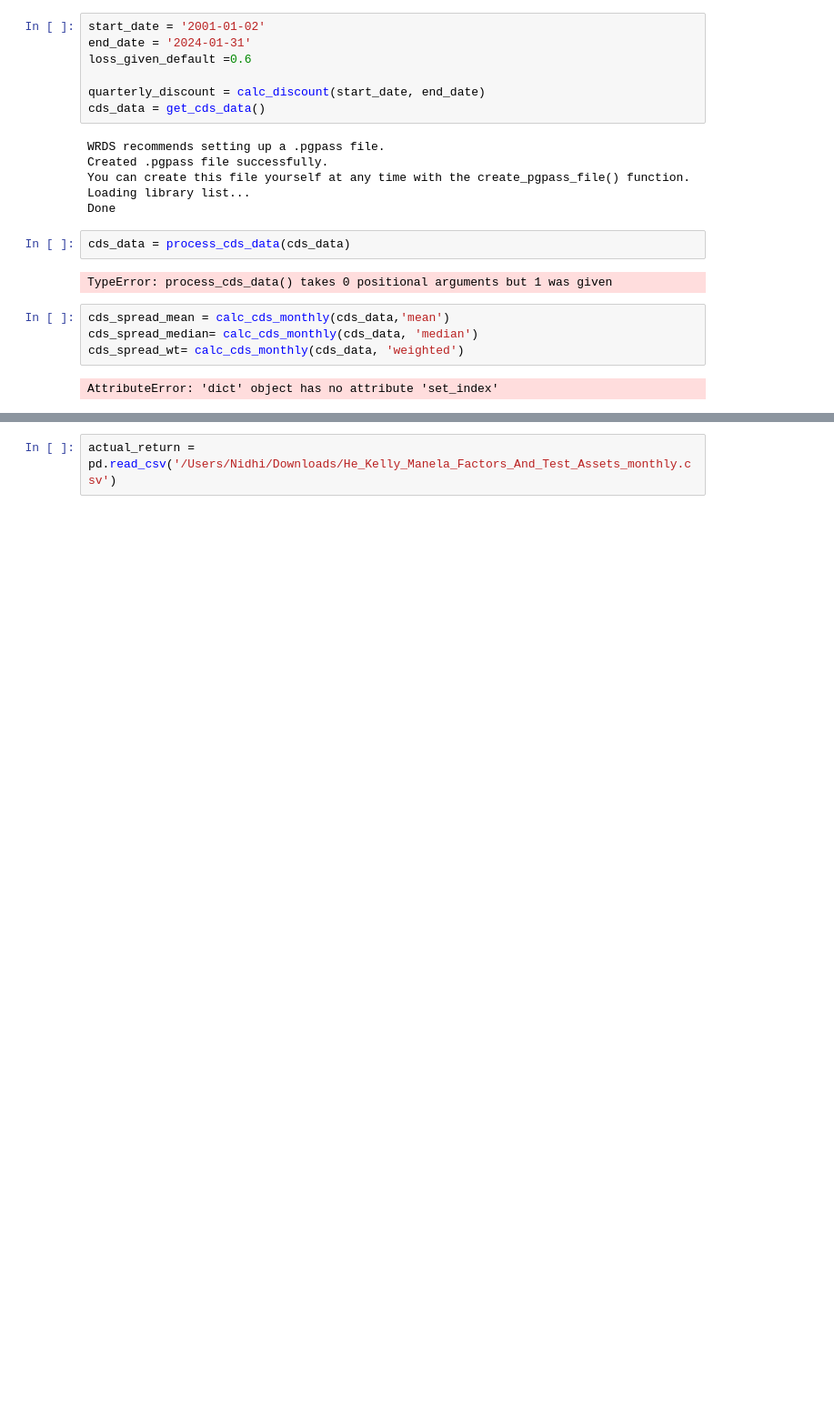
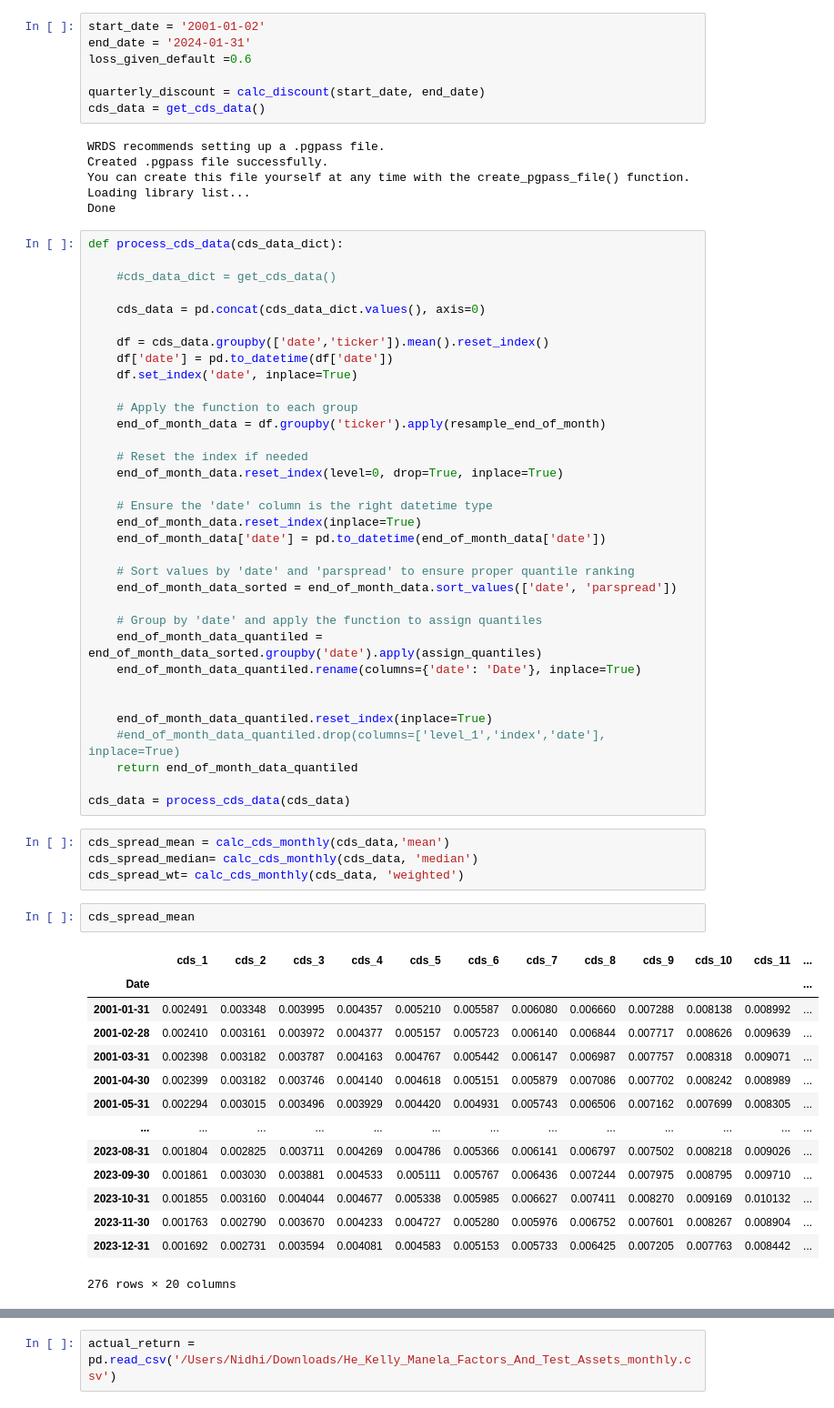
Before and after one commit to kausthub-keshava/P15_DANK, a Jupyter notebook: src/calc_CDS_return.ipynb, the cells around one changed output, grey strips where cells are left out. Shown: that part at 91% size. Saved outputs shown, nothing was run; the diff lists cells and outputs as text; blank space fills up the shorter version.

Commit message:
all types calculated

```diff
--- a/src/calc_CDS_return.ipynb
+++ b/src/calc_CDS_return.ipynb
@@ -19,13 +18,58 @@ Created .pgpass file successfully.
 You can create this file yourself at any time with the create_pgpass_file() function.
 Loading library list...
 Done
-# %%
-cds_data = process_cds_data(cds_data)
-# %% [output]
-TypeError: process_cds_data() takes 0 positional arguments but 1 was given
+# %%
+def process_cds_data(cds_data_dict):
+
+    #cds_data_dict = get_cds_data()
+
+    cds_data = pd.concat(cds_data_dict.values(), axis=0)
+
+    df = cds_data.groupby(['date','ticker']).mean().reset_index()
+    df['date'] = pd.to_datetime(df['date'])
+    df.set_index('date', inplace=True)
+
+    # Apply the function to each group
+    end_of_month_data = df.groupby('ticker').apply(resample_end_of_month)
+
+    # Reset the index if needed
+    end_of_month_data.reset_index(level=0, drop=True, inplace=True)
+
+    # Ensure the 'date' column is the right datetime type
+    end_of_month_data.reset_index(inplace=True)
+    end_of_month_data['date'] = pd.to_datetime(end_of_month_data['date'])
+
+    # Sort values by 'date' and 'parspread' to ensure proper quantile ranking
+    end_of_month_data_sorted = end_of_month_data.sort_values(['date', 'parspread'])
+
+    # Group by 'date' and apply the function to assign quantiles
+    end_of_month_data_quantiled = end_of_month_data_sorted.groupby('date').apply(assign_quantiles)
+    end_of_month_data_quantiled.rename(columns={'date': 'Date'}, inplace=True)
+
+
+    end_of_month_data_quantiled.reset_index(inplace=True)
+    #end_of_month_data_quantiled.drop(columns=['level_1','index','date'], inplace=True)
+    return end_of_month_data_quantiled
+
+cds_data = process_cds_data(cds_data)
 # %%
 cds_spread_mean = calc_cds_monthly(cds_data,'mean')
 cds_spread_median= calc_cds_monthly(cds_data, 'median')
 cds_spread_wt= calc_cds_monthly(cds_data, 'weighted')
-# %% [output]
-AttributeError: 'dict' object has no attribute 'set_index'
+# %%
+cds_spread_mean
+# %% [output]
+|  | cds_1 | cds_2 | cds_3 | cds_4 | cds_5 | cds_6 | cds_7 | cds_8 | cds_9 | cds_10 | cds_11 | ... |
+| Date |  |  |  |  |  |  |  |  |  |  |  | ... |
+| 2001-01-31 | 0.002491 | 0.003348 | 0.003995 | 0.004357 | 0.005210 | 0.005587 | 0.006080 | 0.006660 | 0.007288 | 0.008138 | 0.008992 | ... |
+| 2001-02-28 | 0.002410 | 0.003161 | 0.003972 | 0.004377 | 0.005157 | 0.005723 | 0.006140 | 0.006844 | 0.007717 | 0.008626 | 0.009639 | ... |
+| 2001-03-31 | 0.002398 | 0.003182 | 0.003787 | 0.004163 | 0.004767 | 0.005442 | 0.006147 | 0.006987 | 0.007757 | 0.008318 | 0.009071 | ... |
+| 2001-04-30 | 0.002399 | 0.003182 | 0.003746 | 0.004140 | 0.004618 | 0.005151 | 0.005879 | 0.007086 | 0.007702 | 0.008242 | 0.008989 | ... |
+| 2001-05-31 | 0.002294 | 0.003015 | 0.003496 | 0.003929 | 0.004420 | 0.004931 | 0.005743 | 0.006506 | 0.007162 | 0.007699 | 0.008305 | ... |
+| ... | ... | ... | ... | ... | ... | ... | ... | ... | ... | ... | ... | ... |
+| 2023-08-31 | 0.001804 | 0.002825 | 0.003711 | 0.004269 | 0.004786 | 0.005366 | 0.006141 | 0.006797 | 0.007502 | 0.008218 | 0.009026 | ... |
+| 2023-09-30 | 0.001861 | 0.003030 | 0.003881 | 0.004533 | 0.005111 | 0.005767 | 0.006436 | 0.007244 | 0.007975 | 0.008795 | 0.009710 | ... |
+| 2023-10-31 | 0.001855 | 0.003160 | 0.004044 | 0.004677 | 0.005338 | 0.005985 | 0.006627 | 0.007411 | 0.008270 | 0.009169 | 0.010132 | ... |
+| 2023-11-30 | 0.001763 | 0.002790 | 0.003670 | 0.004233 | 0.004727 | 0.005280 | 0.005976 | 0.006752 | 0.007601 | 0.008267 | 0.008904 | ... |
+| 2023-12-31 | 0.001692 | 0.002731 | 0.003594 | 0.004081 | 0.004583 | 0.005153 | 0.005733 | 0.006425 | 0.007205 | 0.007763 | 0.008442 | ... |
+276 rows × 20 columns
```
Also changed, not shown: parts of 14 cells of this notebook, 1 other file.
